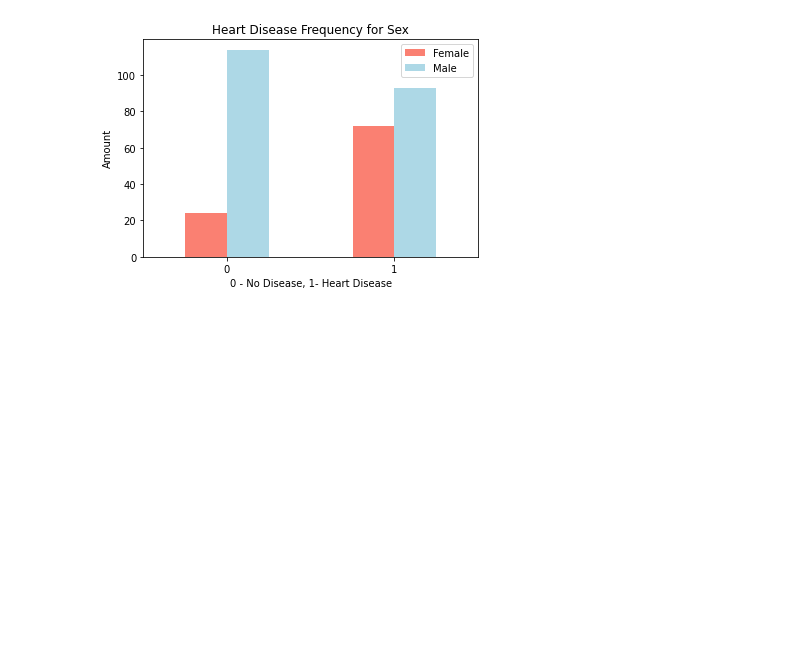
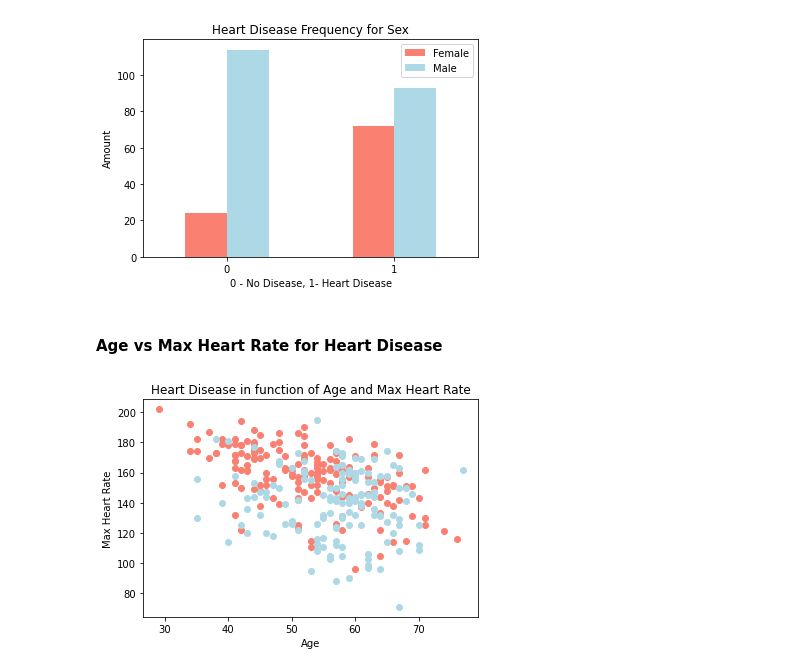
Before and after one commit to GKPSingh/M4D30, a Jupyter notebook: Learning Data Science .ipynb, the cells around one changed output. Cells and saved outputs as stored; diff of their text form; code cells hidden in the pictures; blank space fills up the shorter version.

```diff
--- a/Learning Data Science .ipynb
+++ b/Learning Data Science .ipynb
@@ -117,3 +117,18 @@ plt.legend(['Female', 'Male']);
 plt.xticks(rotation = 0);
 # %% [output]
 [figure]
+# %% [markdown]
+#### Age vs Max Heart Rate for Heart Disease
+# %%
+# Scatter with positive examples
+plt.scatter(hd.age[hd.target==1], hd.thalach[hd.target==1], color = 'salmon')
+
+# Scatter with negative examples
+plt.scatter(hd.age[hd.target==0], hd.thalach[hd.target==0], color = 'lightblue')
+
+# Add some useful info
+plt.title('Heart Disease in function of Age and Max Heart Rate')
+plt.xlabel('Age')
+plt.ylabel('Max Heart Rate');
+# %% [output]
+[figure, added]
```
Also changed, not shown: parts of 5 cells of this notebook.
